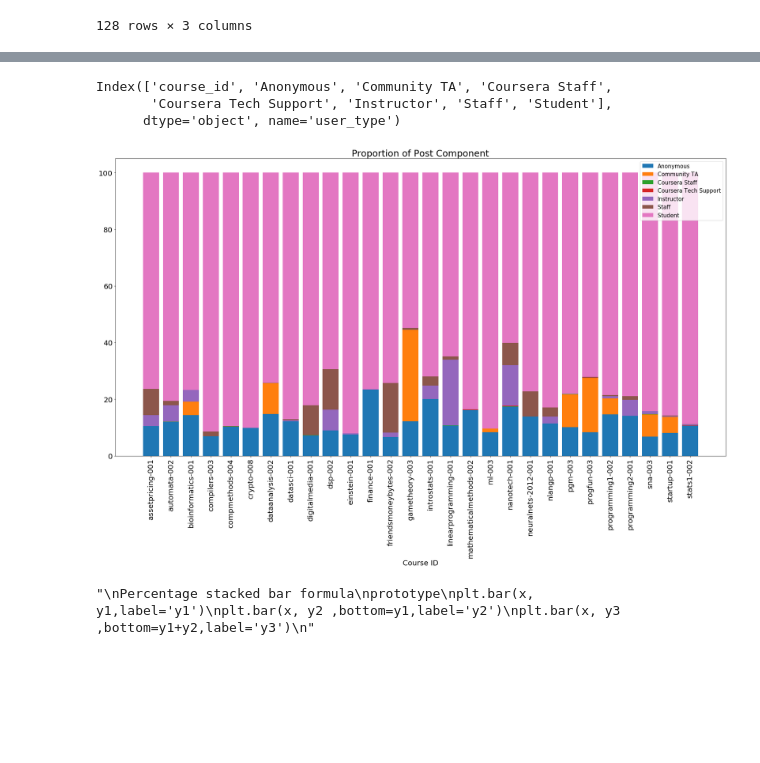
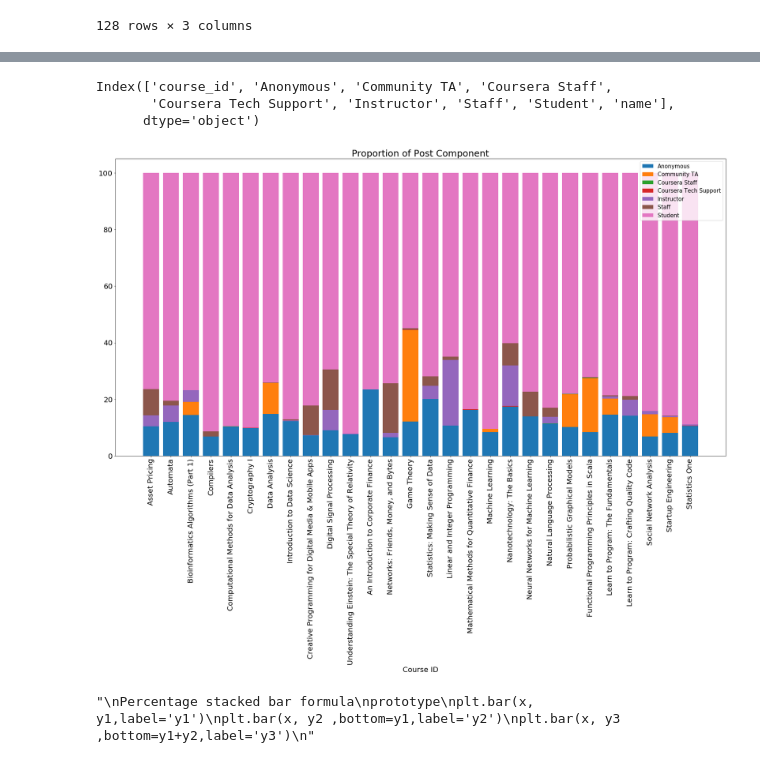
Before and after one commit to zz2641/Cousera-Post-Analysis, a Jupyter notebook: Coursera Forum Post Analysis.ipynb, the cells around one changed output, grey strips where cells are left out. Saved outputs shown, nothing was run; the diff lists cells and outputs as text; code cells hidden in the pictures; blank space fills up the shorter version.

```diff
--- a/Coursera Forum Post Analysis.ipynb
+++ b/Coursera Forum Post Analysis.ipynb
@@ -227,5 +232,5 @@ import datetime
 # %%
 #converting the timestamp to datetime
-df_post['post_time']=df_post['post_time'].apply(datetime.datetime.fromtimestamp)
-#print(datetime.datetime.fromtimestamp(1379779525))
+df_post['post_time']=df_post['post_time'].apply(dt.datetime.fromtimestamp)
+#print(dt.datetime.fromtimestamp(1379779525))
 # %%
@@ -456,5 +476,7 @@ df3p
 #transfer from long format to wide format
 df3p=df3p.pivot(index='course_id', columns='user_type', values='percentage').reset_index()
 df3p=df3p.fillna(0)
-df3p
+df3p=df3p.merge(df_course_info[['course_id','name']],how='inner',on='course_id')
+
+df3p.head()
 # %% [output]
@@ -479,38 +490,38 @@ df3p
 df3p.columns
 # %% [output]
 Index(['course_id', 'Anonymous', 'Community TA', 'Coursera Staff',
-       'Coursera Tech Support', 'Instructor', 'Staff', 'Student'],
-      dtype='object', name='user_type')
+       'Coursera Tech Support', 'Instructor', 'Staff', 'Student', 'name'],
+      dtype='object')
 # %%
 # stack bars, percentage
 dict={}
 for n in list(range(1,len(df3p.columns))):
     dict[n]=df3p.iloc[:,n].to_numpy()
 
 
 plt.figure(figsize=(30,15))
-plt.bar(df3p.course_id,dict[1],label='Anonymous',bottom=0)
+plt.bar(df3p.name,dict[1],label='Anonymous',bottom=0)
 plt.xticks(rotation=90,fontsize=20)
 plt.yticks(fontsize=20)
 plt.xlabel("Course ID",fontsize=20)
 plt.title('Proportion of Post Component',fontsize=25)
-plt.bar(df3p.course_id,dict[2],label='Community TA',bottom=dict[1])
-plt.bar(df3p.course_id,dict[3],label='Coursera Staff',bottom=dict[1]+dict[2])
-plt.bar(df3p.course_id,dict[4],label='Coursera Tech Support',bottom=dict[1]+dict[2]+dict[3])
-plt.bar(df3p.course_id,dict[5],label='Instructor',bottom=dict[1]+dict[2]+dict[3]+dict[4])
-plt.bar(df3p.course_id,dict[6],label='Staff',bottom=dict[1]+dict[2]+dict[3]+dict[4]+dict[5])
-plt.bar(df3p.course_id,dict[7],label='Student',bottom=dict[1]+dict[2]+dict[3]+dict[4]+dict[5]+dict[6])
+plt.bar(df3p.name,dict[2],label='Community TA',bottom=dict[1])
+plt.bar(df3p.name,dict[3],label='Coursera Staff',bottom=dict[1]+dict[2])
+plt.bar(df3p.name,dict[4],label='Coursera Tech Support',bottom=dict[1]+dict[2]+dict[3])
+plt.bar(df3p.name,dict[5],label='Instructor',bottom=dict[1]+dict[2]+dict[3]+dict[4])
+plt.bar(df3p.name,dict[6],label='Staff',bottom=dict[1]+dict[2]+dict[3]+dict[4]+dict[5])
+plt.bar(df3p.name,dict[7],label='Student',bottom=dict[1]+dict[2]+dict[3]+dict[4]+dict[5]+dict[6])
 plt.legend(fontsize=15)
 plt.show()
 
 
 '''
 Percentage stacked bar formula
 prototype
 plt.bar(x, y1,label='y1')
 plt.bar(x, y2 ,bottom=y1,label='y2')
 plt.bar(x, y3 ,bottom=y1+y2,label='y3')
 '''
 # %% [output]
-[figure, old version]
+[figure, new version]
 "\nPercentage stacked bar formula\nprototype\nplt.bar(x, y1,label='y1')\nplt.bar(x, y2 ,bottom=y1,label='y2')\nplt.bar(x, y3 ,bottom=y1+y2,label='y3')\n"
```
Also changed, not shown: parts of 48 cells of this notebook, 2 other files.
